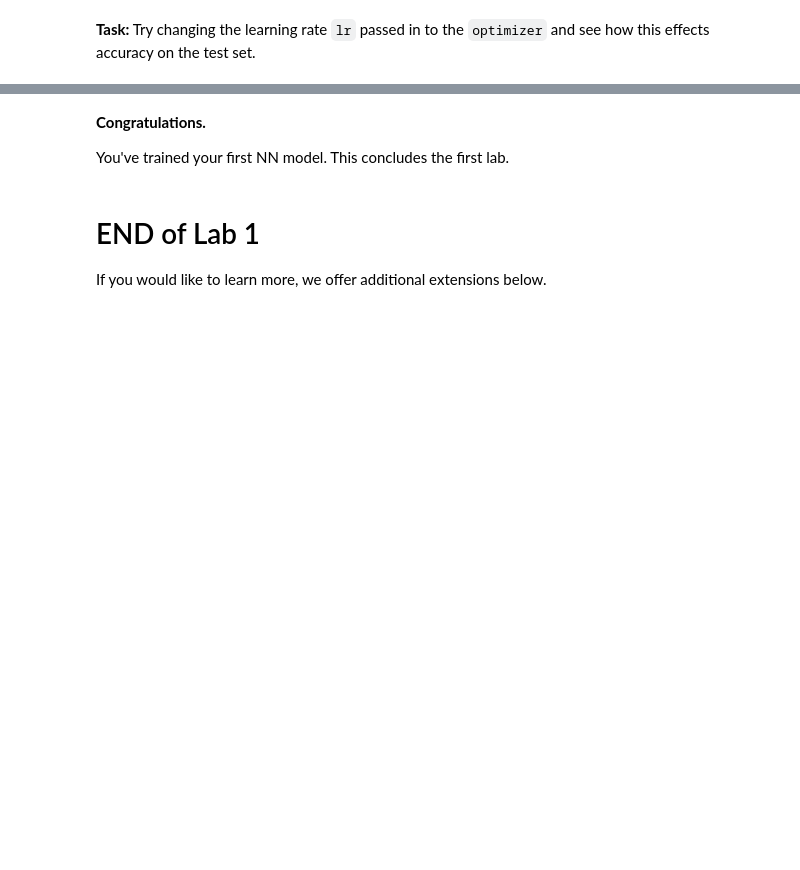
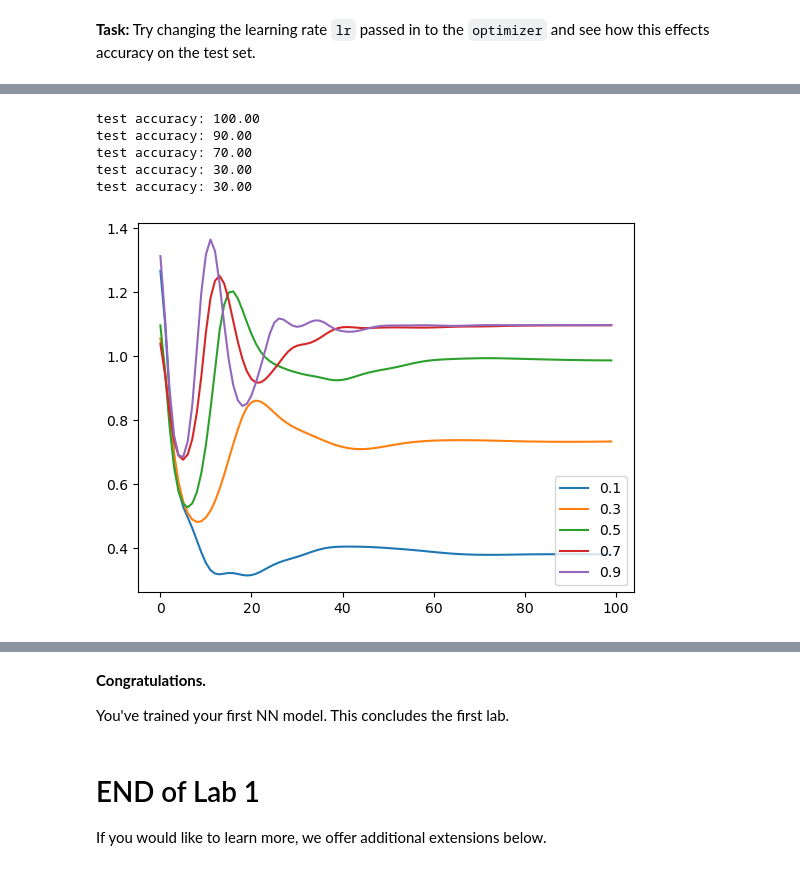
Before and after one commit to COMSM0045-Applied-Deep-Learning/labsheets, a Jupyter notebook: lab-1-dnns/lab-1-dnns.ipynb, the cells around one changed output, grey strips where cells are left out. Saved outputs shown, nothing was run; the diff lists cells and outputs as text; code cells hidden in the pictures; blank space fills up the shorter version.

```diff
--- a/lab-1-dnns/lab-1-dnns.ipynb
+++ b/lab-1-dnns/lab-1-dnns.ipynb
@@ -427,3 +425,6 @@ loss.backward()
+# %%
+loss = loss_function(logits, labels['train'])
+loss.backward()
 # %% [markdown]
 The gradients will be computed and propagated back through the network.
 # %% [markdown]
@@ -449,6 +450,13 @@ Your implementation should *not* use any `for` loops, instead you should use the
 # %% [markdown]
 We've also provided some test cases below to verify the correctness of your implementation of `accuracy`.
 # %%
+def accuracy(probs: torch.FloatTensor, targets: torch.LongTensor) -> float:
+    # probs -> [B, C]
+    # targets -> [B]
+    output_classes = torch.argmax(probs, dim=-1)
+    matching = targets == output_classes
+    return round((torch.sum(matching) / matching.shape[0]).item(), 1)
+
 def check_accuracy(probs: torch.FloatTensor,
                    labels: torch.LongTensor,
                    expected_accuracy: float):
@@ -553,0 +667,16 @@ test accuracy: 94.00
+# %%
+### DEMO - REMOVE THIS AS THE STUDENT SHOULD CODE THIS PART THEMSELVES
+import matplotlib.pyplot as plt
+
+for i in [0.1, 0.3, 0.5, 0.7, 0.9]:
+    temp_loss_vals = train_n_test(lr=0.05, print_loss=False, momentum=0.9, weight_decay=i)
+    plt.plot([i for i in range(len(temp_loss_vals))], temp_loss_vals, label=f"{i}")
+plt.legend()
+plt.show()
+# %% [output]
+test accuracy: 100.00
+test accuracy: 90.00
+test accuracy: 70.00
+test accuracy: 30.00
+test accuracy: 30.00
+[figure, added]
```
Also changed, not shown: parts of 7 cells of this notebook.
